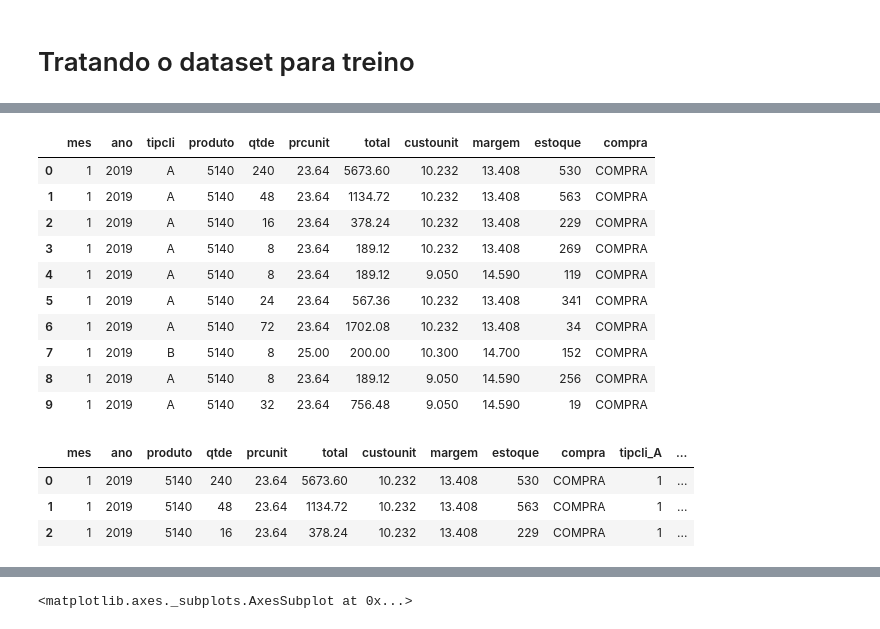
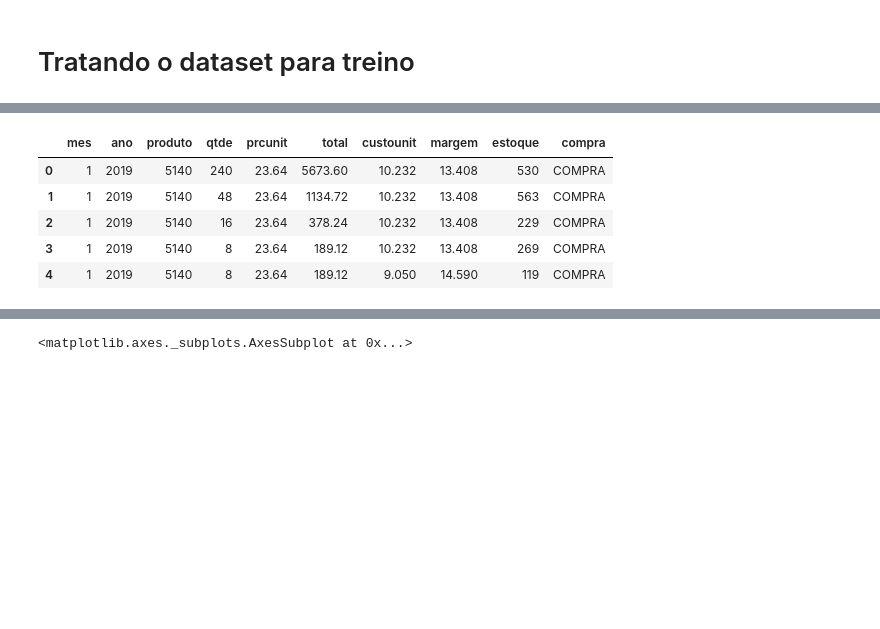
Before and after one commit to fcorenato/mlpreditivo, a Jupyter notebook: dc-analiseproduto-fat.ipynb, the cells around one changed output, grey strips where cells are left out. Cells and saved outputs as stored; diff of their text form; code cells hidden in the pictures; blank space fills up the shorter version.

```diff
--- a/dc-analiseproduto-fat.ipynb
+++ b/dc-analiseproduto-fat.ipynb
@@ -217,16 +217,11 @@ df.head(5)
 # Elimar os atributos que nao influencia na analise
 # %%
 df.drop(['cod','dataemissao','nomecliente'],axis=1, inplace=True)
-df.head(10)
+df.head(5)
 # %% [output]
-|  | mes | ano | tipcli | produto | qtde | prcunit | total | custounit | margem | estoque | compra |
-| 0 | 1 | 2019 | A | 5140 | 240 | 23.64 | 5673.60 | 10.232 | 13.408 | 530 | COMPRA |
-| 1 | 1 | 2019 | A | 5140 | 48 | 23.64 | 1134.72 | 10.232 | 13.408 | 563 | COMPRA |
-| 2 | 1 | 2019 | A | 5140 | 16 | 23.64 | 378.24 | 10.232 | 13.408 | 229 | COMPRA |
-| 3 | 1 | 2019 | A | 5140 | 8 | 23.64 | 189.12 | 10.232 | 13.408 | 269 | COMPRA |
-| 4 | 1 | 2019 | A | 5140 | 8 | 23.64 | 189.12 | 9.050 | 14.590 | 119 | COMPRA |
-| 5 | 1 | 2019 | A | 5140 | 24 | 23.64 | 567.36 | 10.232 | 13.408 | 341 | COMPRA |
-| 6 | 1 | 2019 | A | 5140 | 72 | 23.64 | 1702.08 | 10.232 | 13.408 | 34 | COMPRA |
-| 7 | 1 | 2019 | B | 5140 | 8 | 25.00 | 200.00 | 10.300 | 14.700 | 152 | COMPRA |
-| 8 | 1 | 2019 | A | 5140 | 8 | 23.64 | 189.12 | 9.050 | 14.590 | 256 | COMPRA |
-| 9 | 1 | 2019 | A | 5140 | 32 | 23.64 | 756.48 | 9.050 | 14.590 | 19 | COMPRA |
+|  | mes | ano | produto | qtde | prcunit | total | custounit | margem | estoque | compra |
+| 0 | 1 | 2019 | 5140 | 240 | 23.64 | 5673.60 | 10.232 | 13.408 | 530 | COMPRA |
+| 1 | 1 | 2019 | 5140 | 48 | 23.64 | 1134.72 | 10.232 | 13.408 | 563 | COMPRA |
+| 2 | 1 | 2019 | 5140 | 16 | 23.64 | 378.24 | 10.232 | 13.408 | 229 | COMPRA |
+| 3 | 1 | 2019 | 5140 | 8 | 23.64 | 189.12 | 10.232 | 13.408 | 269 | COMPRA |
+| 4 | 1 | 2019 | 5140 | 8 | 23.64 | 189.12 | 9.050 | 14.590 | 119 | COMPRA |
@@ -235,10 +228 @@ df.head(10)
-# %%
-df=pd.concat([df,pd.get_dummies(df['tipcli'],prefix='tipcli')], axis=1)
-df.drop(['tipcli'],axis=1, inplace=True)
-df.head(3)
-# %% [output]
-|  | mes | ano | produto | qtde | prcunit | total | custounit | margem | estoque | compra | tipcli_A | ... |
-| 0 | 1 | 2019 | 5140 | 240 | 23.64 | 5673.60 | 10.232 | 13.408 | 530 | COMPRA | 1 | ... |
-| 1 | 1 | 2019 | 5140 | 48 | 23.64 | 1134.72 | 10.232 | 13.408 | 563 | COMPRA | 1 | ... |
-| 2 | 1 | 2019 | 5140 | 16 | 23.64 | 378.24 | 10.232 | 13.408 | 229 | COMPRA | 1 | ... |
 # %%
```
Also changed, not shown: parts of 41 cells of this notebook, 3 other files.
